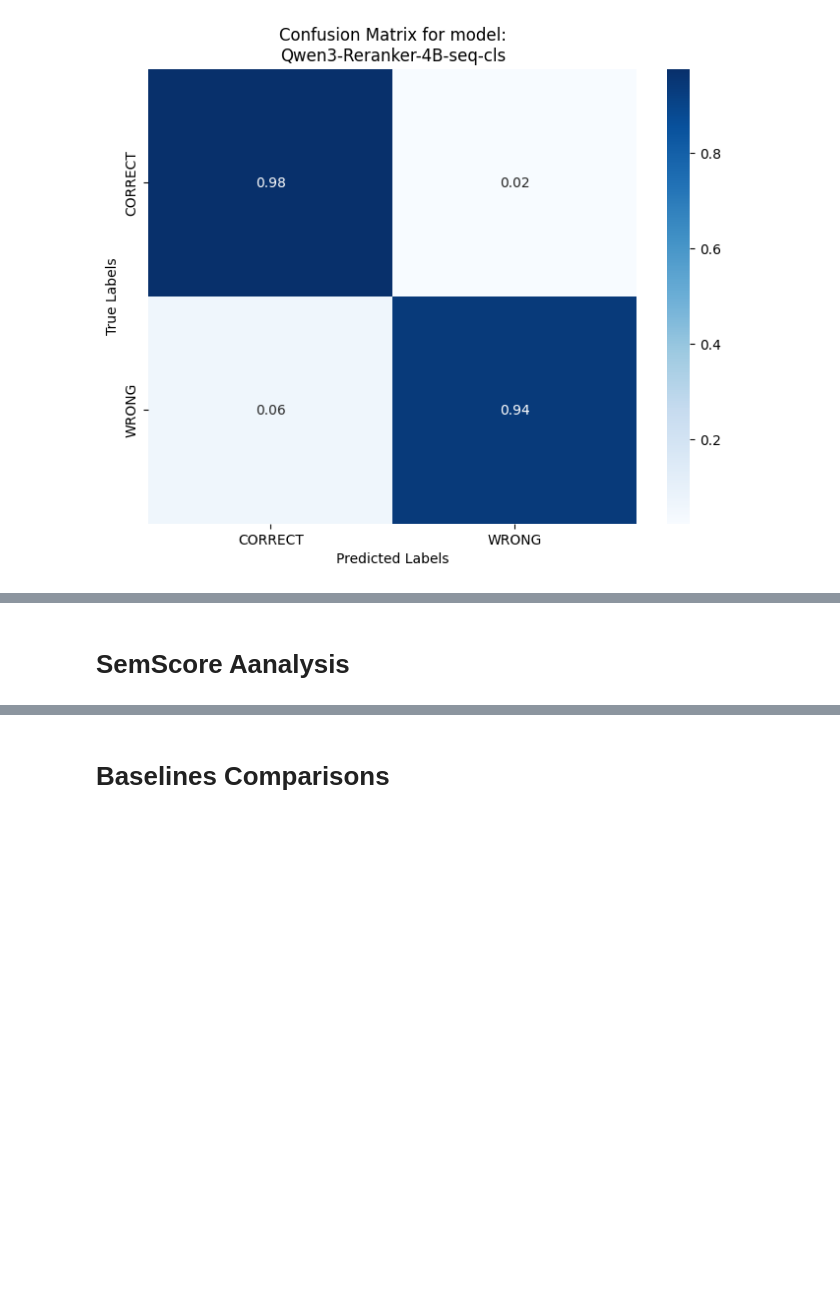
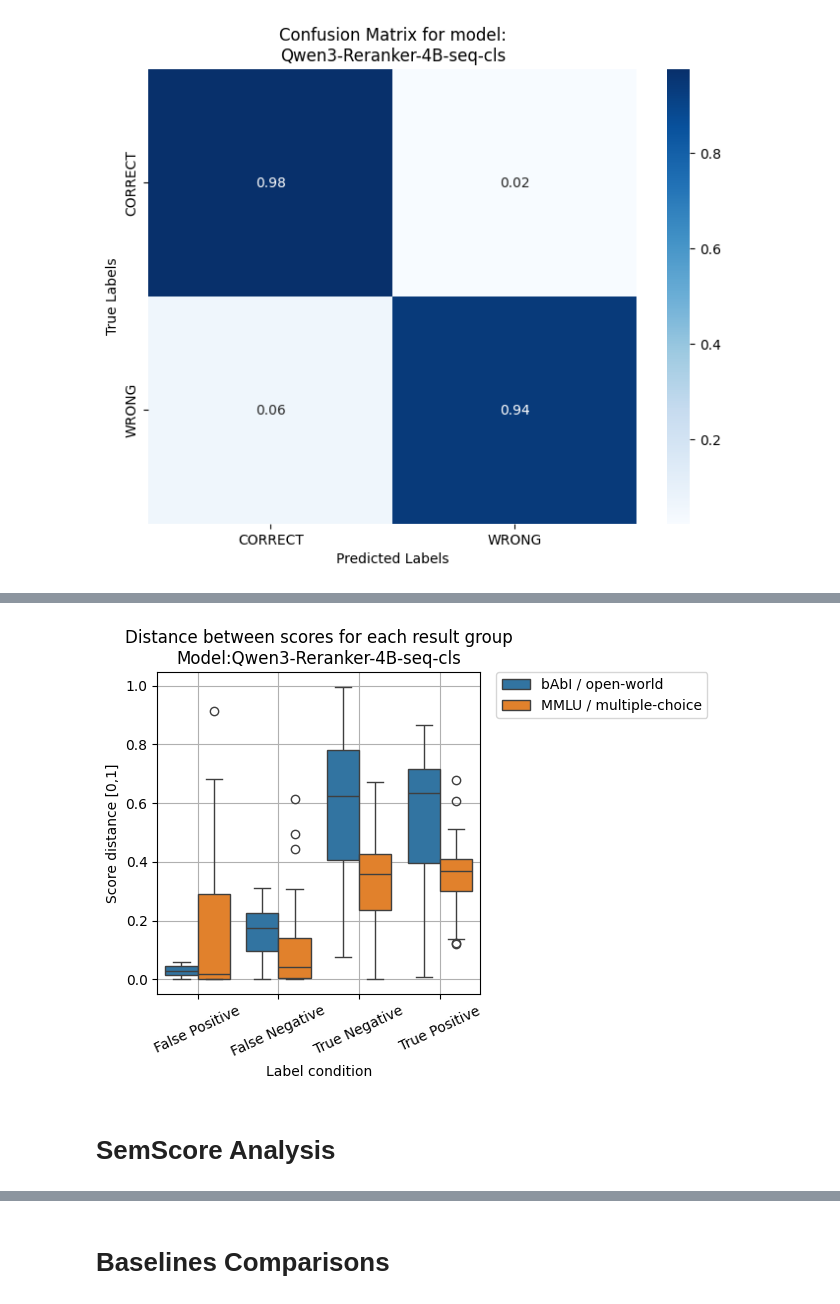
Before and after one commit to pnyxai/a-vert, a Jupyter notebook: notebooks/process_results.ipynb, the cells around one changed output, grey strips where cells are left out. Cells and saved outputs as stored; diff of their text form; code cells hidden in the pictures; blank space fills up the shorter version.

```diff
--- a/notebooks/process_results.ipynb
+++ b/notebooks/process_results.ipynb
@@ -386,3 +508,44 @@ Balanced Accuracy: 0.96
+# %%
+
+
+def get_group(row):
+    _,row=row
+    if row['human_tag'] and row['agree']:
+        return "True Positive"
+    if row['human_tag'] and not row['agree']:
+        return "False Negative"
+    if not row['human_tag'] and row['agree']:
+        return "True Negative"
+    if not row['human_tag'] and not row['agree']:
+        return "False Positive"
+
+plot_df = merged_df.loc[merged_df["embedding_model"].str.contains(BEST_MODEL)]
+
+
+
+
+plot_df = plot_df.groupby(['agree', 'human_tag', "dataset_task", "task_type"]).agg(
+        {
+            'a-vert_correct_score' : 'mean',
+            'a-vert_wrong_score' : 'mean',
+        }
+    ).reset_index()
+plot_df['score_distance']=np.abs(plot_df['a-vert_correct_score']-plot_df['a-vert_wrong_score'])
+plot_df['group'] = [get_group(a) for a in plot_df.iterrows()]
+
+# plot_df.boxplot(by='group', column =['score_distance'])
+sns.boxplot(data=plot_df, x="group", y="score_distance", hue="task_type")
+
+plt.grid()
+plt.title(f'Distance between scores for each result group\nModel:{BEST_MODEL}')
+plt.xlabel("Label condition")
+plt.ylabel("Score distance [0,1]")
+plt.legend(bbox_to_anchor=(1.05, 1), loc=2, borderaxespad=0.)
+plt.xticks(rotation=25)
+plt.tight_layout()
+plt.show()
+# %% [output]
+[figure, added]
 # %% [markdown]
-# SemScore Aanalysis
+# SemScore Analysis
 # %%
```
Also changed, not shown: parts of 13 cells of this notebook, 2 other files.
